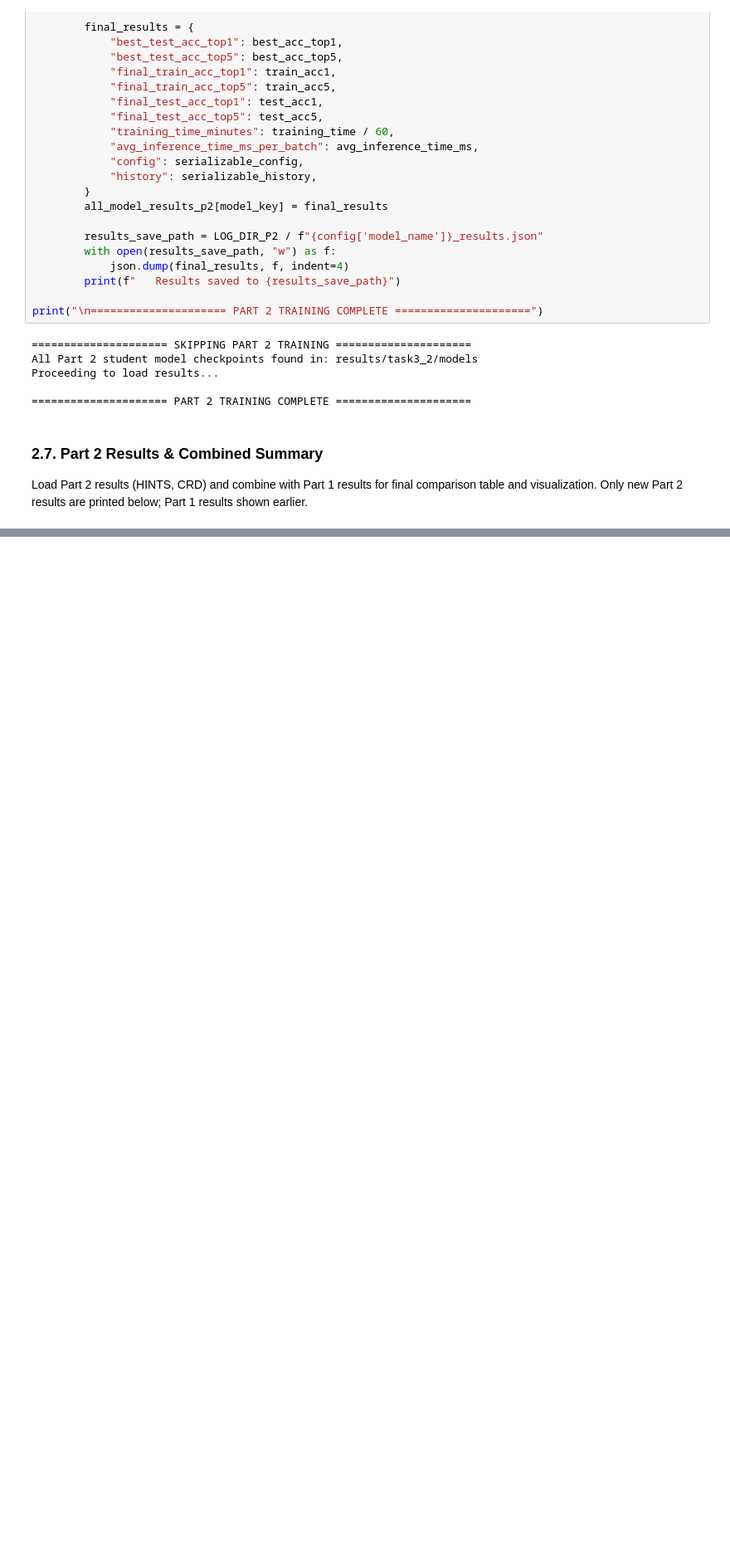
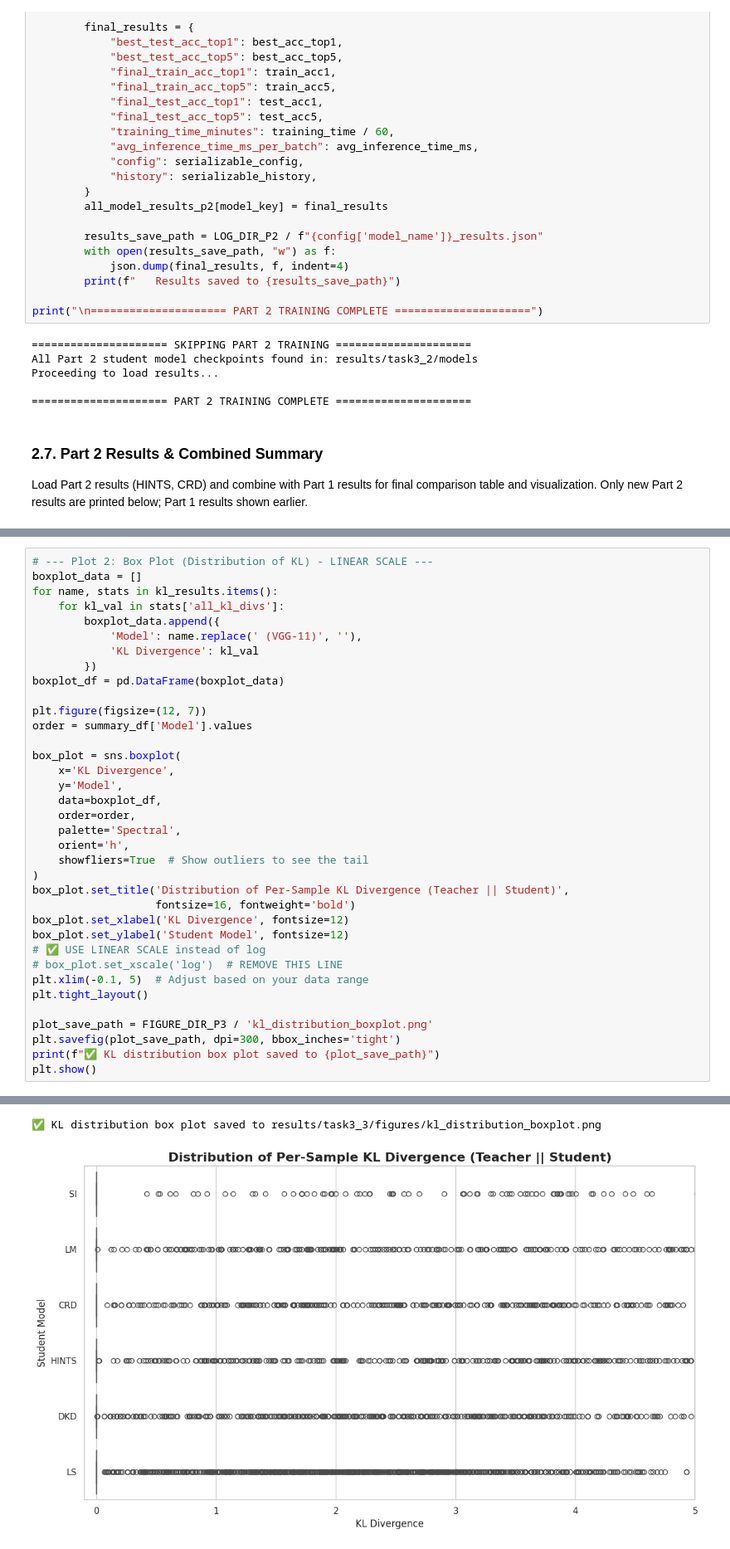
Before and after one commit to ibrahim-murtaza/ATML_PA3, a Jupyter notebook: Knowledge_Distillation/main.ipynb, the cells around one changed output, grey strips where cells are left out. Shown at 83% size. Cells and saved outputs as stored; diff of their text form; blank space fills up the shorter version.

```diff
--- a/Knowledge_Distillation/main.ipynb
+++ b/Knowledge_Distillation/main.ipynb
@@ -1969,0 +2337,37 @@ Generating combined training curves plot...
+# %%
+# --- Plot 2: Box Plot (Distribution of KL) - LINEAR SCALE ---
+boxplot_data = []
+for name, stats in kl_results.items():
+    for kl_val in stats['all_kl_divs']:
+        boxplot_data.append({
+            'Model': name.replace(' (VGG-11)', ''),
+            'KL Divergence': kl_val
+        })
+boxplot_df = pd.DataFrame(boxplot_data)
+
+plt.figure(figsize=(12, 7))
+order = summary_df['Model'].values
+
+box_plot = sns.boxplot(
+    x='KL Divergence',
+    y='Model',
+    data=boxplot_df,
+    order=order,
+    palette='Spectral',
+    orient='h',
+    showfliers=True  # Show outliers to see the tail
+)
+box_plot.set_title('Distribution of Per-Sample KL Divergence (Teacher || Student)',
+                   fontsize=16, fontweight='bold')
+box_plot.set_xlabel('KL Divergence', fontsize=12)
+box_plot.set_ylabel('Student Model', fontsize=12)
+# ✅ USE LINEAR SCALE instead of log
+# box_plot.set_xscale('log')  # REMOVE THIS LINE
+plt.xlim(-0.1, 5)  # Adjust based on your data range
+plt.tight_layout()
+
+plot_save_path = FIGURE_DIR_P3 / 'kl_distribution_boxplot.png'
+plt.savefig(plot_save_path, dpi=300, bbox_inches='tight')
+print(f"✅ KL distribution box plot saved to {plot_save_path}")
+plt.show()
+# %% [output]
@@ -1969,0 +2377,2 @@ Generating combined training curves plot...
+✅ KL distribution box plot saved to results/task3_3/figures/kl_distribution_boxplot.png
+[figure, added]
```
Also changed, not shown: parts of 16 cells of this notebook, 7 other files.
